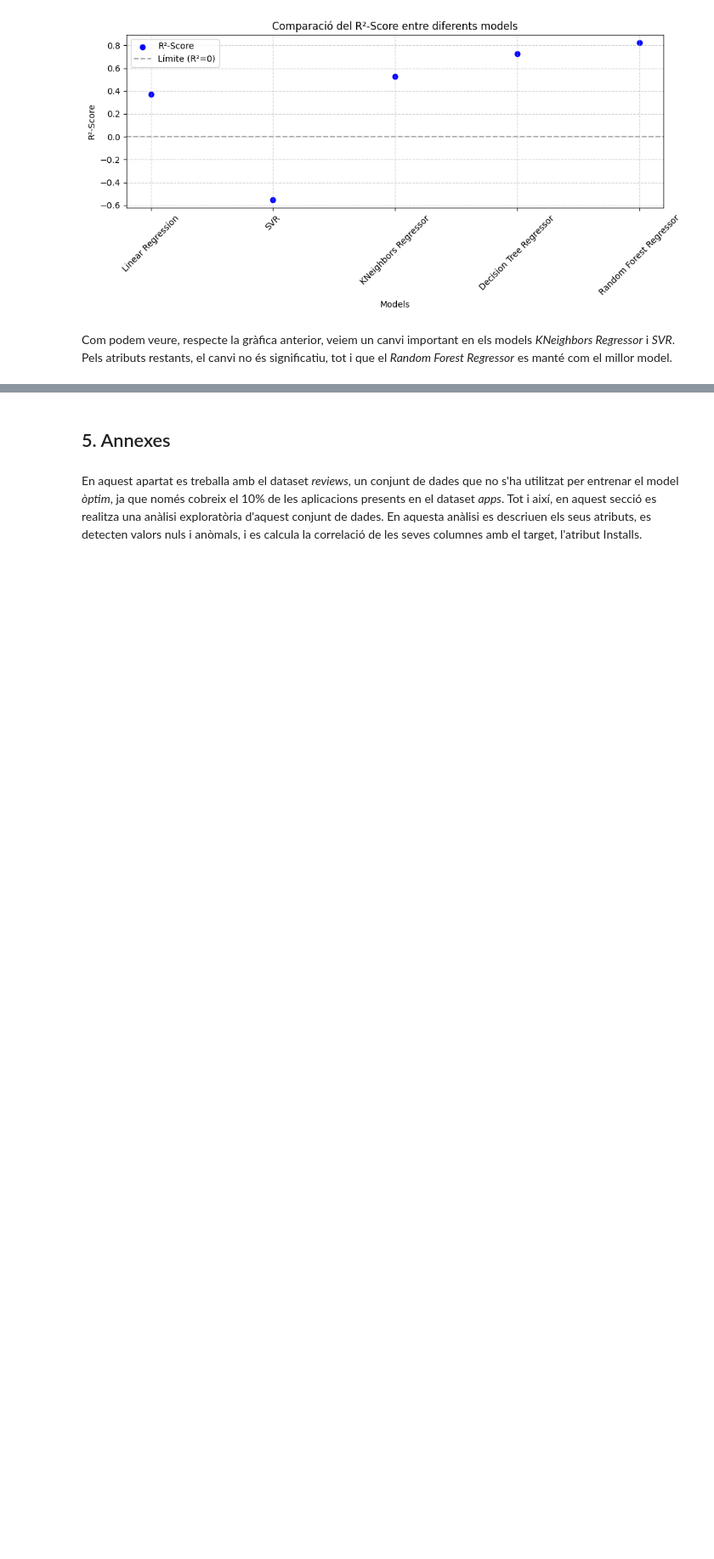
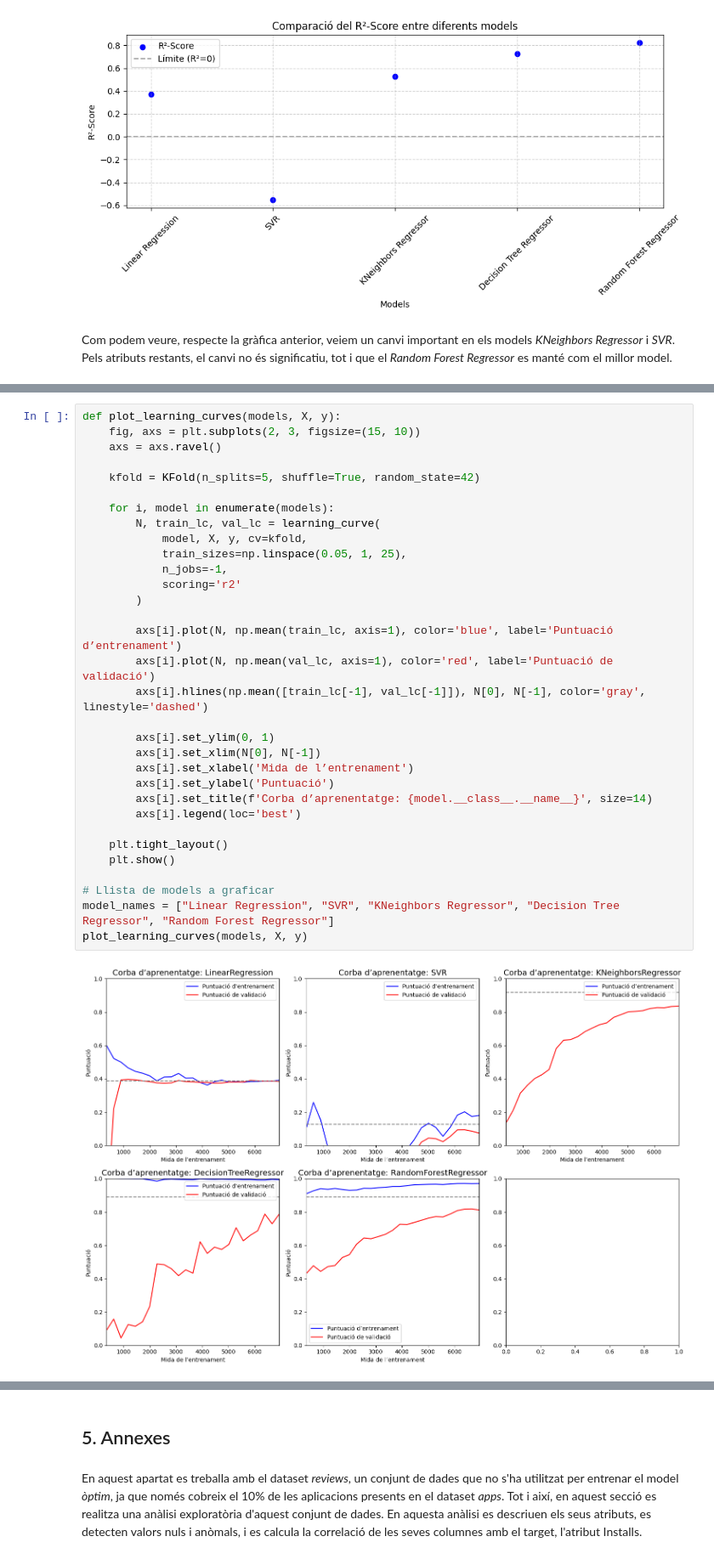
Before and after one commit to NIU1672001/Google-Play-Store-Apps, a Jupyter notebook: Google Play Store Apps.ipynb, the cells around one changed output, grey strips where cells are left out. Shown at 85% size. Cells and saved outputs as stored; diff of their text form; blank space fills up the shorter version.

Commit message:
Corbes d'aprenentatge

```diff
--- a/Google Play Store Apps.ipynb
+++ b/Google Play Store Apps.ipynb
@@ -905,0 +974,34 @@ Com podem veure, respecte la gràfica anterior, veiem un canvi important en els
+# %%
+def plot_learning_curves(models, X, y):
+    fig, axs = plt.subplots(2, 3, figsize=(15, 10))
+    axs = axs.ravel()
+
+    kfold = KFold(n_splits=5, shuffle=True, random_state=42)
+
+    for i, model in enumerate(models):
+        N, train_lc, val_lc = learning_curve(
+            model, X, y, cv=kfold,
+            train_sizes=np.linspace(0.05, 1, 25),
+            n_jobs=-1,
+            scoring='r2'
+        )
+
+        axs[i].plot(N, np.mean(train_lc, axis=1), color='blue', label='Puntuació d’entrenament')
+        axs[i].plot(N, np.mean(val_lc, axis=1), color='red', label='Puntuació de validació')
+        axs[i].hlines(np.mean([train_lc[-1], val_lc[-1]]), N[0], N[-1], color='gray', linestyle='dashed')
+
+        axs[i].set_ylim(0, 1)
+        axs[i].set_xlim(N[0], N[-1])
+        axs[i].set_xlabel('Mida de l’entrenament')
+        axs[i].set_ylabel('Puntuació')
+        axs[i].set_title(f'Corba d’aprenentatge: {model.__class__.__name__}', size=14)
+        axs[i].legend(loc='best')
+
+    plt.tight_layout()
+    plt.show()
+
+# Llista de models a graficar
+model_names = ["Linear Regression", "SVR", "KNeighbors Regressor", "Decision Tree Regressor", "Random Forest Regressor"]
+plot_learning_curves(models, X, y)
+# %% [output]
+[figure, added]
```
Also changed, not shown: parts of 12 cells of this notebook, 1 other file.
